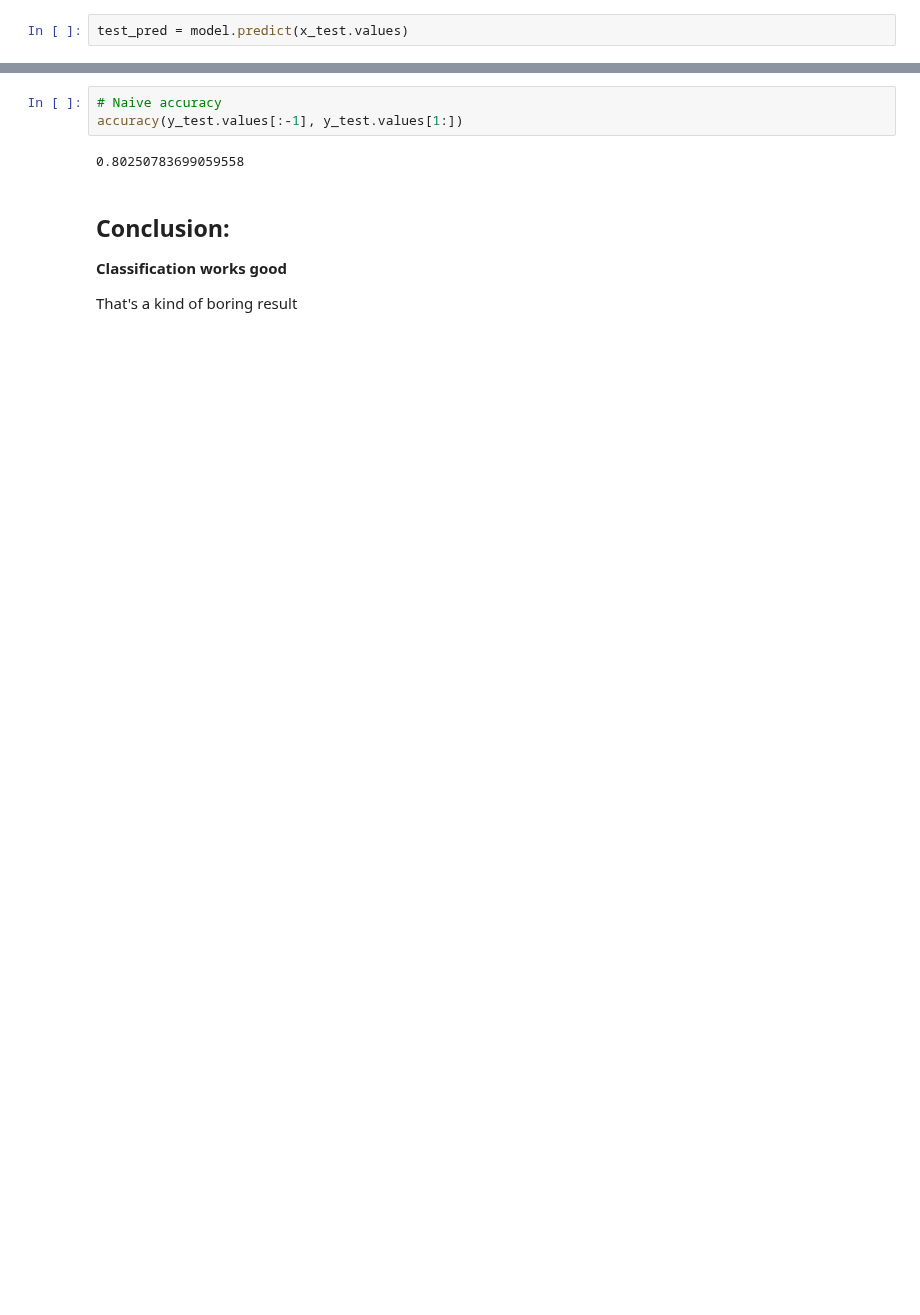
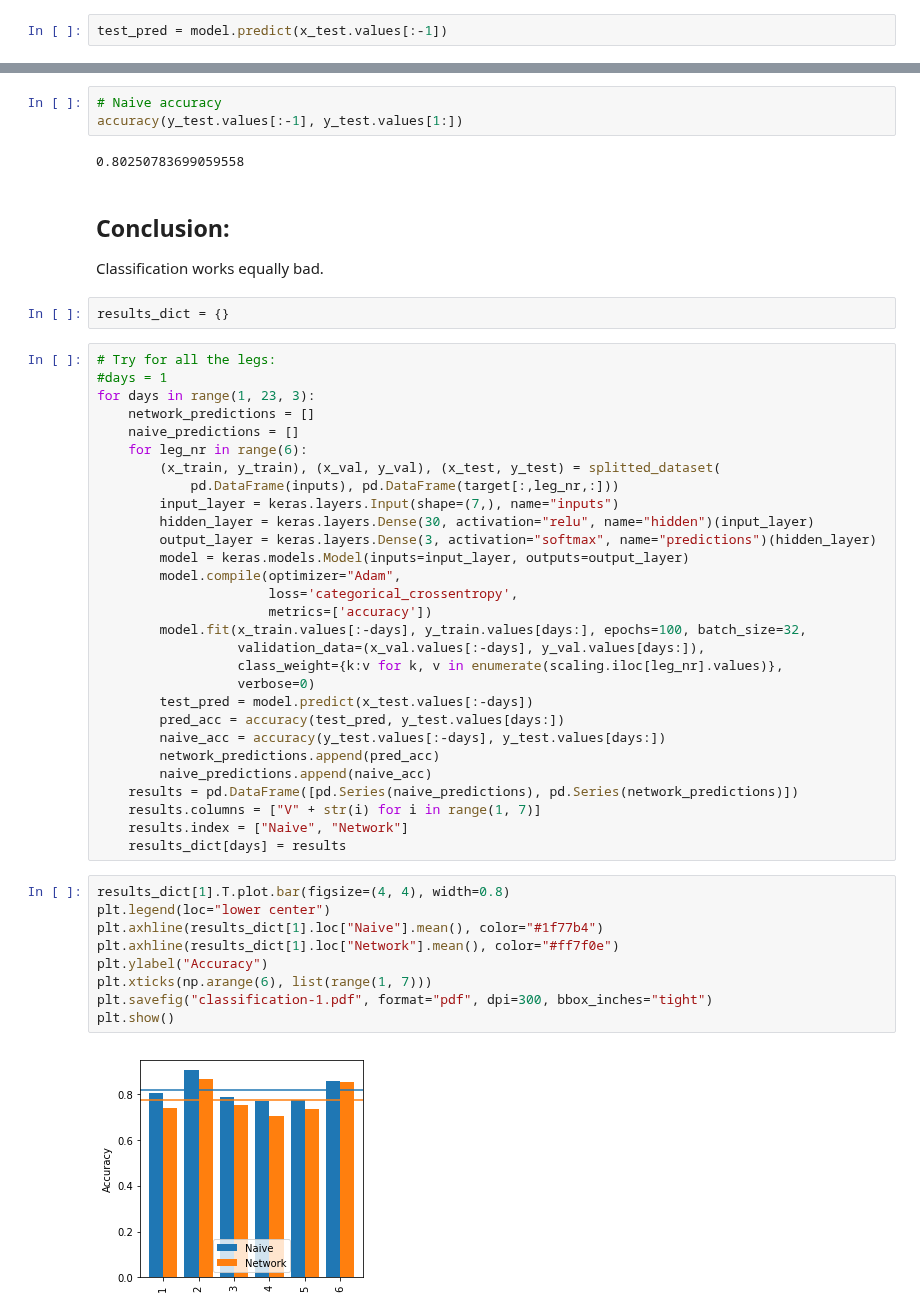
Before and after one commit to leyhline/vix-term-structure, a Jupyter notebook: classification.ipynb, the cells around one changed output, grey strips where cells are left out. Saved outputs shown, nothing was run; the diff lists cells and outputs as text; blank space fills up the shorter version.

Commit message:
Worked on classification visualization

```diff
--- a/classification.ipynb
+++ b/classification.ipynb
@@ -159,6 +159,6 @@ Epoch 100/100
 <tensorflow.contrib.keras.python.keras.callbacks.History at 0x...>
 # %%
-test_pred = model.predict(x_test.values)
+test_pred = model.predict(x_test.values[:-1])
 # %%
 def accuracy(y1, y2):
     return np.equal(np.argmax(y1, axis=-1), np.argmax(y2, axis=-1)).sum() / len(y1)
@@ -172,9 +172,49 @@ accuracy(test_pred, y_test.values)
 accuracy(y_test.values[:-1], y_test.values[1:])
 # %% [output]
 0.80250783699059558
-# %% [markdown]
-## Conclusion:
-
-**Classification works good**
-
-That's a kind of boring result
+# %% [markdown]
+## Conclusion:
+
+Classification works equally bad.
+# %%
+results_dict = {}
+# %%
+# Try for all the legs:
+#days = 1
+for days in range(1, 23, 3):
+    network_predictions = []
+    naive_predictions = []
+    for leg_nr in range(6):
+        (x_train, y_train), (x_val, y_val), (x_test, y_test) = splitted_dataset(
+            pd.DataFrame(inputs), pd.DataFrame(target[:,leg_nr,:]))
+        input_layer = keras.layers.Input(shape=(7,), name="inputs")
+        hidden_layer = keras.layers.Dense(30, activation="relu", name="hidden")(input_layer)
+        output_layer = keras.layers.Dense(3, activation="softmax", name="predictions")(hidden_layer)
+        model = keras.models.Model(inputs=input_layer, outputs=output_layer)
+        model.compile(optimizer="Adam",
+                      loss='categorical_crossentropy',
+                      metrics=['accuracy'])
+        model.fit(x_train.values[:-days], y_train.values[days:], epochs=100, batch_size=32,
+                  validation_data=(x_val.values[:-days], y_val.values[days:]),
+                  class_weight={k:v for k, v in enumerate(scaling.iloc[leg_nr].values)},
+                  verbose=0)
+        test_pred = model.predict(x_test.values[:-days])
+        pred_acc = accuracy(test_pred, y_test.values[days:])
+        naive_acc = accuracy(y_test.values[:-days], y_test.values[days:])
+        network_predictions.append(pred_acc)
+        naive_predictions.append(naive_acc)
+    results = pd.DataFrame([pd.Series(naive_predictions), pd.Series(network_predictions)])
+    results.columns = ["V" + str(i) for i in range(1, 7)]
+    results.index = ["Naive", "Network"]
+    results_dict[days] = results
+# %%
+results_dict[1].T.plot.bar(figsize=(4, 4), width=0.8)
+plt.legend(loc="lower center")
+plt.axhline(results_dict[1].loc["Naive"].mean(), color="#1f77b4")
+plt.axhline(results_dict[1].loc["Network"].mean(), color="#ff7f0e")
+plt.ylabel("Accuracy")
+plt.xticks(np.arange(6), list(range(1, 7)))
+plt.savefig("classification-1.pdf", format="pdf", dpi=300, bbox_inches="tight")
+plt.show()
+# %% [output]
+[figure, added]
```
Also changed, not shown: parts of 3 cells of this notebook.
